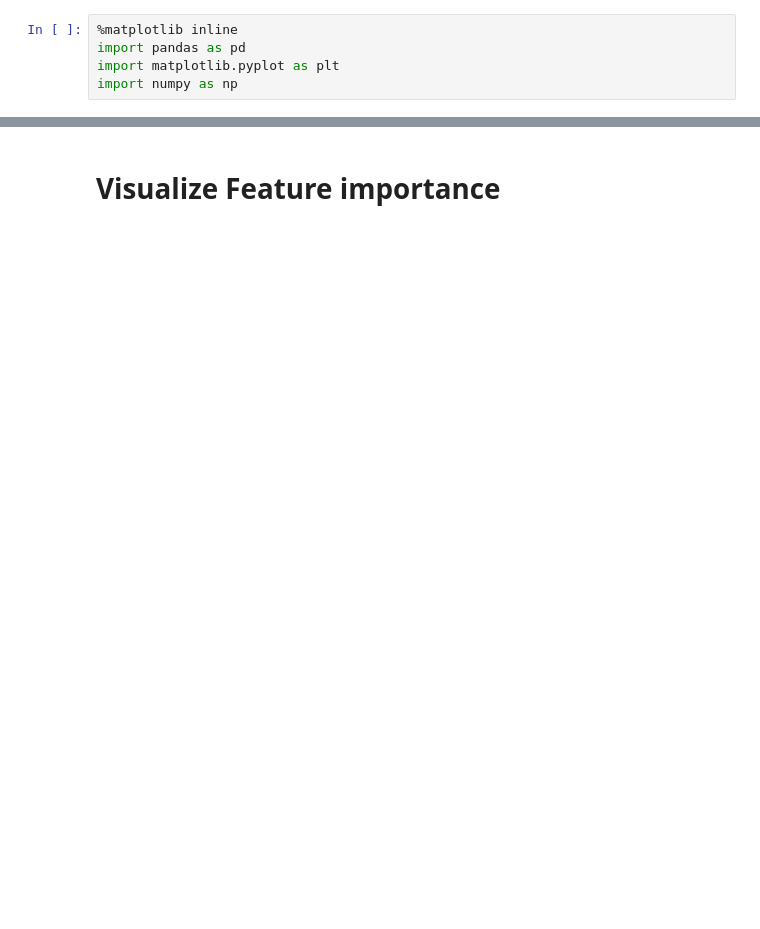
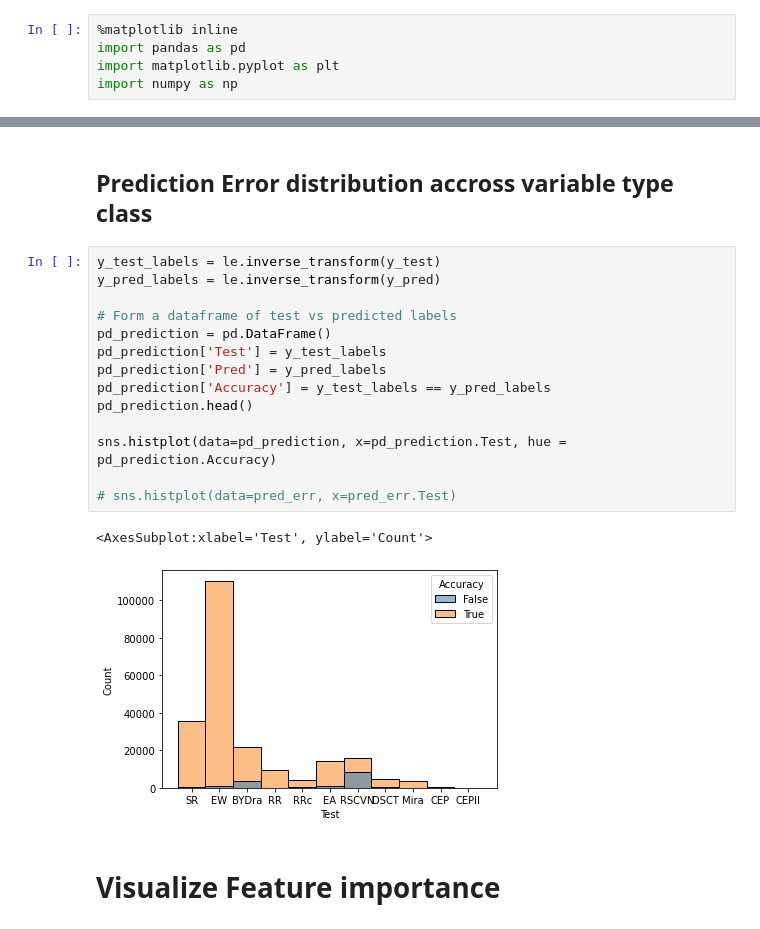
Before and after one commit to truptimr/UCSD-MLE-ZTF, a Jupyter notebook: Labeled_data_classifier.ipynb, the cells around one changed output, grey strips where cells are left out. Saved outputs shown, nothing was run; the diff lists cells and outputs as text; blank space fills up the shorter version.

```diff
--- a/Labeled_data_classifier.ipynb
+++ b/Labeled_data_classifier.ipynb
@@ -65,2 +78,21 @@ Accuracy: 0.9366345247589357
+# %% [markdown]
+## Prediction Error distribution accross variable type class
+# %%
+y_test_labels = le.inverse_transform(y_test)
+y_pred_labels = le.inverse_transform(y_pred)
+
+# Form a dataframe of test vs predicted labels
+pd_prediction = pd.DataFrame()
+pd_prediction['Test'] = y_test_labels
+pd_prediction['Pred'] = y_pred_labels
+pd_prediction['Accuracy'] = y_test_labels == y_pred_labels
+pd_prediction.head()
+
+sns.histplot(data=pd_prediction, x=pd_prediction.Test, hue = pd_prediction.Accuracy)
+
+# sns.histplot(data=pred_err, x=pred_err.Test)
+# %% [output]
+<AxesSubplot:xlabel='Test', ylabel='Count'>
+[figure, added]
 # %% [markdown]
 # Visualize Feature importance
```
Also changed, not shown: parts of 18 cells of this notebook.
